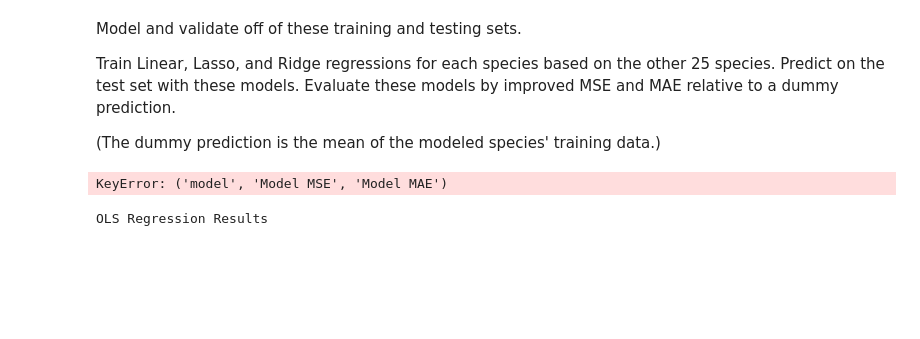
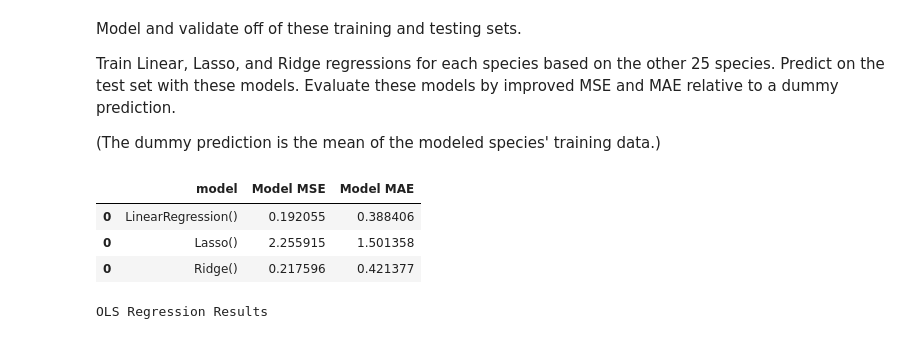
Before and after one commit to nycantwell/nycantwell, a Jupyter notebook: NW_Atlantic_Fishery_Sustainability/notebooks/03_data_cleaning_and_modeling.ipynb, the cells around one changed output. Drawn from its saved outputs; the diff is of its cells as text; code cells hidden in the pictures; blank space fills up the shorter version.

```diff
--- a/NW_Atlantic_Fishery_Sustainability/notebooks/03_data_cleaning_and_modeling.ipynb
+++ b/NW_Atlantic_Fishery_Sustainability/notebooks/03_data_cleaning_and_modeling.ipynb
@@ -337,9 +337,12 @@ for model in model_list:
         'predictions': [predictions], 'dummy': [dummy_guess]})
     metrics_by_species = pd.concat([metrics_by_species, new_row])
 # %%
-metrics_by_species['model','Model MSE', 'Model MAE']
+metrics_by_species[['model','Model MSE', 'Model MAE']]
 # %% [output]
-KeyError: ('model', 'Model MSE', 'Model MAE')
+|  | model | Model MSE | Model MAE |
+| 0 | LinearRegression() | 0.192055 | 0.388406 |
+| 0 | Lasso() | 2.255915 | 1.501358 |
+| 0 | Ridge() | 0.217596 | 0.421377 |
 # %%
 import statsmodels.api as sm
 
```
Also changed, not shown: parts of 1 cell of this notebook.
